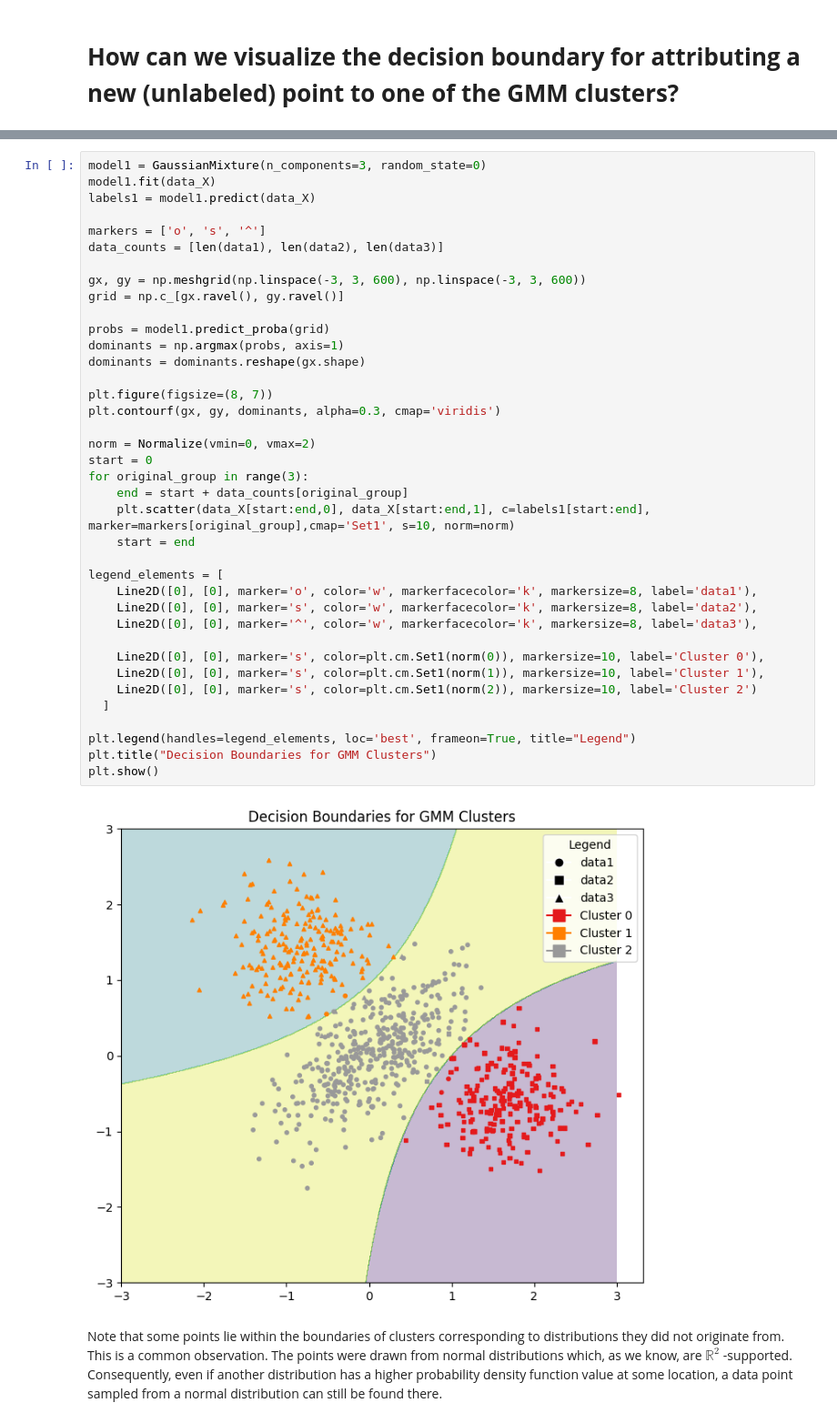
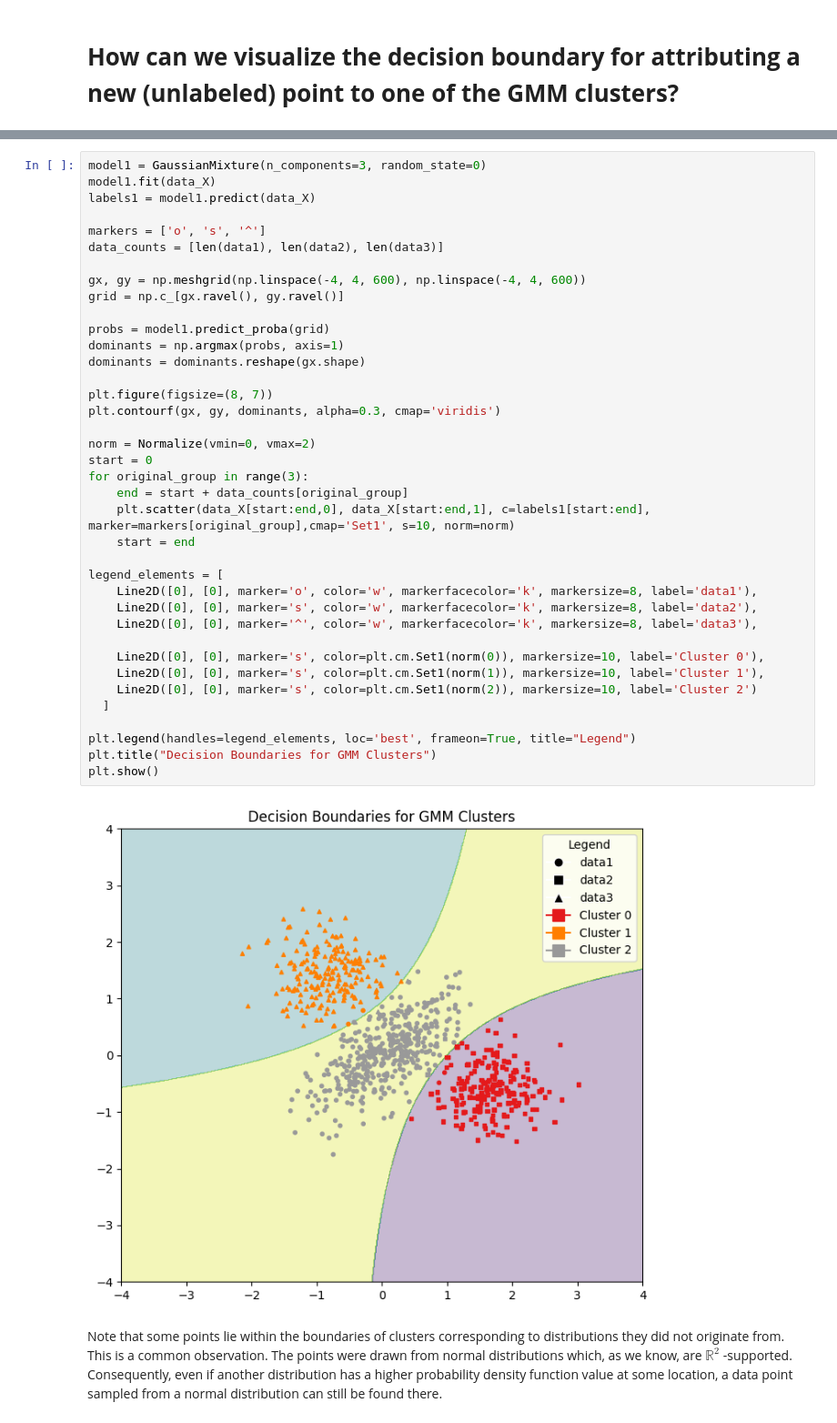
Before and after one commit to MichalBalcerak/ML24-25, a Jupyter notebook: Homework02.ipynb, the cells around one changed output, grey strips where cells are left out. Shown at 91% size. Cells and saved outputs as stored; diff of their text form.

```diff
--- a/Homework02.ipynb
+++ b/Homework02.ipynb
@@ -153,38 +153,38 @@ labels1 = model1.predict(data_X)
 markers = ['o', 's', '^']
 data_counts = [len(data1), len(data2), len(data3)]
 
-gx, gy = np.meshgrid(np.linspace(-3, 3, 600), np.linspace(-3, 3, 600))
+gx, gy = np.meshgrid(np.linspace(-4, 4, 600), np.linspace(-4, 4, 600))
 grid = np.c_[gx.ravel(), gy.ravel()]
 
 probs = model1.predict_proba(grid)
 dominants = np.argmax(probs, axis=1)
 dominants = dominants.reshape(gx.shape)
 
 plt.figure(figsize=(8, 7))
 plt.contourf(gx, gy, dominants, alpha=0.3, cmap='viridis')
 
 norm = Normalize(vmin=0, vmax=2)
 start = 0
 for original_group in range(3):
     end = start + data_counts[original_group]
     plt.scatter(data_X[start:end,0], data_X[start:end,1], c=labels1[start:end], marker=markers[original_group],cmap='Set1', s=10, norm=norm)
     start = end
 
 legend_elements = [
     Line2D([0], [0], marker='o', color='w', markerfacecolor='k', markersize=8, label='data1'),
     Line2D([0], [0], marker='s', color='w', markerfacecolor='k', markersize=8, label='data2'),
     Line2D([0], [0], marker='^', color='w', markerfacecolor='k', markersize=8, label='data3'),
 
     Line2D([0], [0], marker='s', color=plt.cm.Set1(norm(0)), markersize=10, label='Cluster 0'),
     Line2D([0], [0], marker='s', color=plt.cm.Set1(norm(1)), markersize=10, label='Cluster 1'),
     Line2D([0], [0], marker='s', color=plt.cm.Set1(norm(2)), markersize=10, label='Cluster 2')
   ]
 
 plt.legend(handles=legend_elements, loc='best', frameon=True, title="Legend")
 plt.title("Decision Boundaries for GMM Clusters")
 plt.show()
 # %% [output]
-[figure, old version]
+[figure, new version]
 # %% [markdown]
 Note that some points lie within the boundaries of clusters corresponding to distributions they did not originate from. This is a common observation. The points were drawn from normal distributions which, as we know, are $\mathbb{R}^2$
  -supported. Consequently, even if another distribution has a higher probability density function value at some location, a data point sampled from a normal distribution can still be found there.
```
Also changed, not shown: parts of 5 cells of this notebook.
